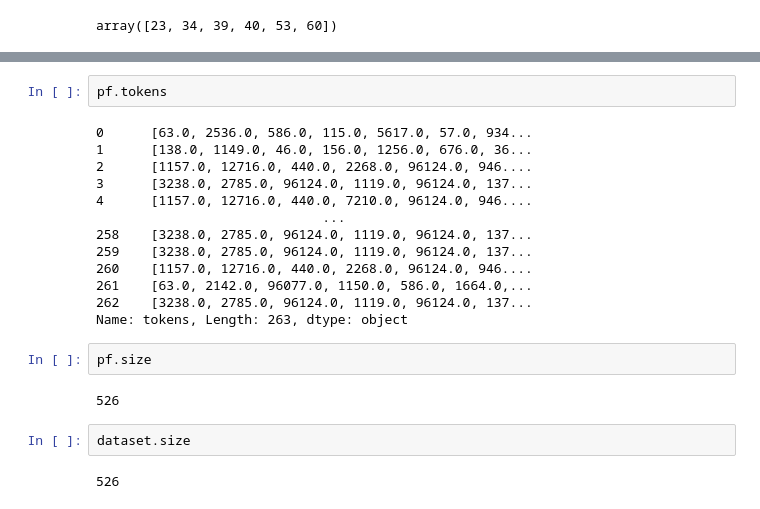
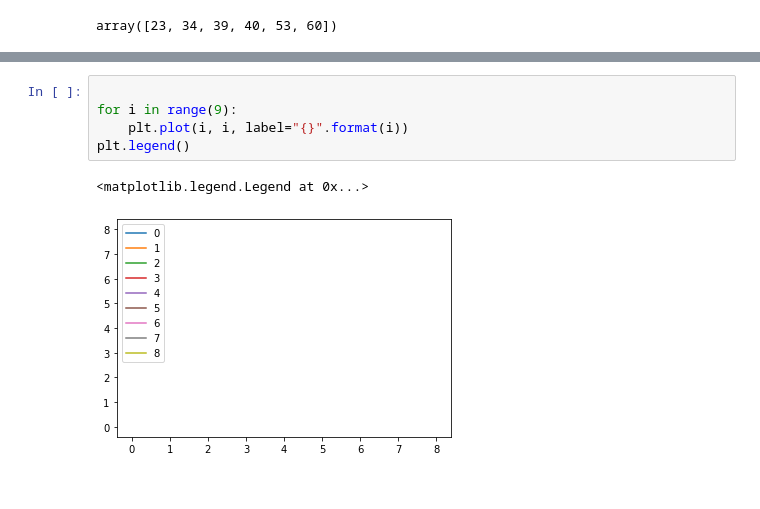
Before and after one commit to MefAldemisov/SourceCodeAuthorshipAttribution, a Jupyter notebook: src/notebooks/Sub-Dataset.ipynb, the cells around one changed output, grey strips where cells are left out. Cells and saved outputs as stored; diff of their text form.

```diff
--- a/src/data_processing/Sub-Dataset.ipynb
+++ b/src/notebooks/Sub-Dataset.ipynb
@@ -170,23 +130,8 @@ Name: tokens, Length: 263, dtype: object
-# %%
-pf.tokens
-# %% [output]
-0      [63.0, 2536.0, 586.0, 115.0, 5617.0, 57.0, 934...
-1      [138.0, 1149.0, 46.0, 156.0, 1256.0, 676.0, 36...
-2      [1157.0, 12716.0, 440.0, 2268.0, 96124.0, 946....
-3      [3238.0, 2785.0, 96124.0, 1119.0, 96124.0, 137...
-4      [1157.0, 12716.0, 440.0, 7210.0, 96124.0, 946....
-                             ...
-258    [3238.0, 2785.0, 96124.0, 1119.0, 96124.0, 137...
-259    [3238.0, 2785.0, 96124.0, 1119.0, 96124.0, 137...
-260    [1157.0, 12716.0, 440.0, 2268.0, 96124.0, 946....
-261    [63.0, 2142.0, 96077.0, 1150.0, 586.0, 1664.0,...
-262    [3238.0, 2785.0, 96124.0, 1119.0, 96124.0, 137...
-Name: tokens, Length: 263, dtype: object
-# %%
-pf.size
-# %% [output]
-526
-# %%
-dataset.size
-# %% [output]
-526
+# %%
+
+for i in range(9):
+    plt.plot(i, i, label="{}".format(i))
+plt.legend()
+# %% [output]
+<matplotlib.legend.Legend at 0x...>
+[figure, added]
```
Also changed, not shown: parts of 3 cells of this notebook, 16 other files.
